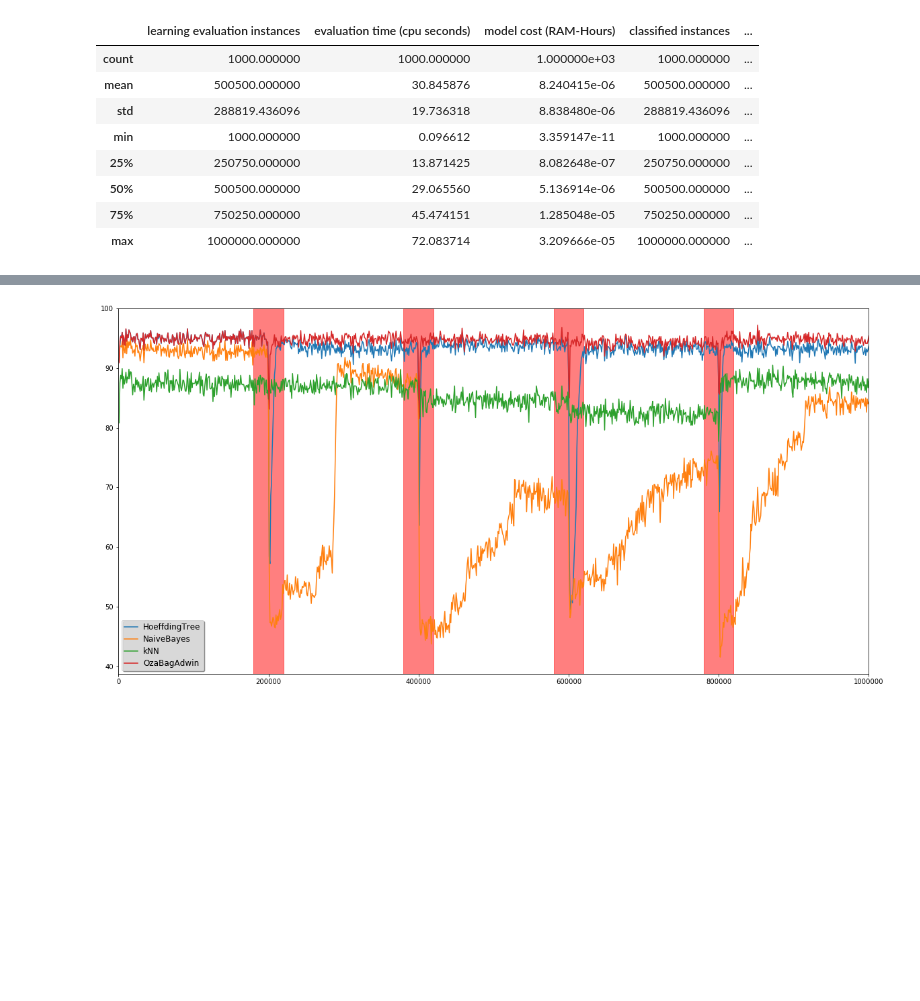
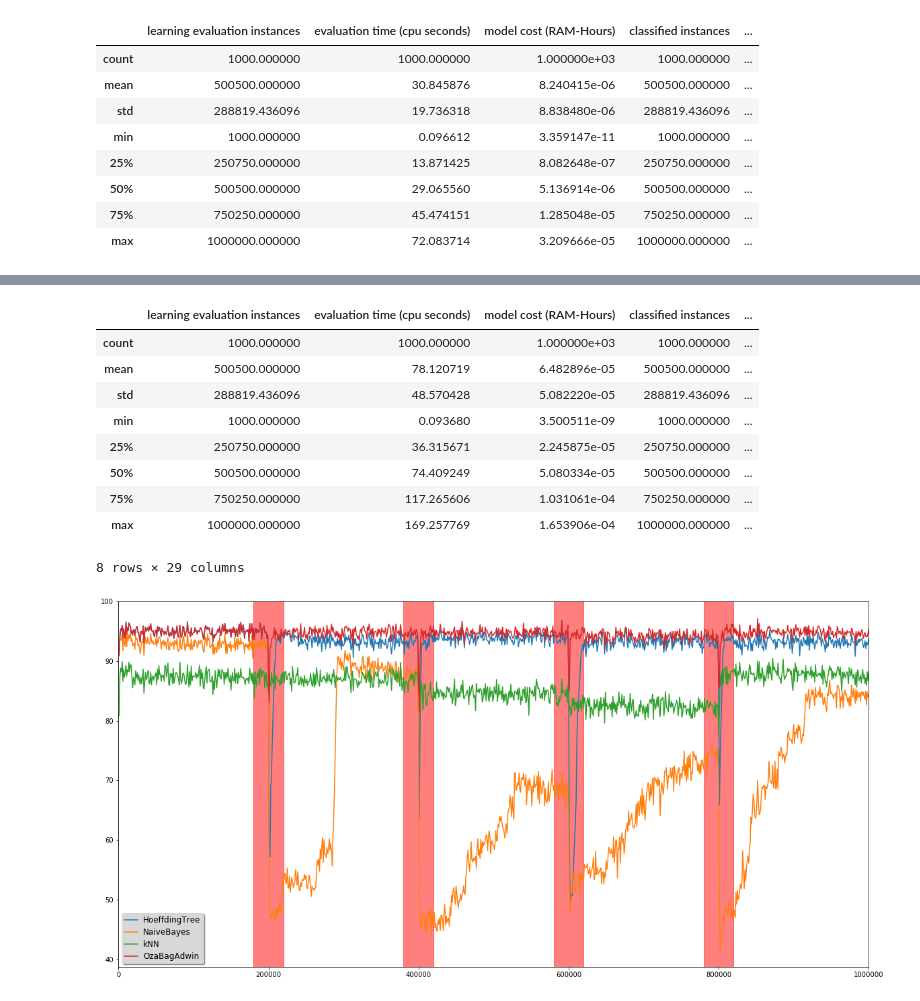
Before and after one commit to Oracy/MOA, a Jupyter notebook: Notebook/Trabalho_Jean.ipynb, the cells around one changed output, grey strips where cells are left out. Saved outputs shown, nothing was run; the diff lists cells and outputs as text; code cells hidden in the pictures; blank space fills up the shorter version.

```diff
--- a/Notebook/Trabalho_Jean.ipynb
+++ b/Notebook/Trabalho_Jean.ipynb
@@ -185,3 +217,16 @@ df_Hoeffding_Asset.describe()
+# %%
+df_Oza_Asset.describe()
+# %% [output]
+|  | learning evaluation instances | evaluation time (cpu seconds) | model cost (RAM-Hours) | classified instances | ... |
+| count | 1000.000000 | 1000.000000 | 1.000000e+03 | 1000.000000 | ... |
+| mean | 500500.000000 | 78.120719 | 6.482896e-05 | 500500.000000 | ... |
+| std | 288819.436096 | 48.570428 | 5.082220e-05 | 288819.436096 | ... |
+| min | 1000.000000 | 0.093680 | 3.500511e-09 | 1000.000000 | ... |
+| 25% | 250750.000000 | 36.315671 | 2.245875e-05 | 250750.000000 | ... |
+| 50% | 500500.000000 | 74.409249 | 5.080334e-05 | 500500.000000 | ... |
+| 75% | 750250.000000 | 117.265606 | 1.031061e-04 | 750250.000000 | ... |
+| max | 1000000.000000 | 169.257769 | 1.653906e-04 | 1000000.000000 | ... |
+8 rows × 29 columns
 # %%
 # Plotando o gráfico do gerador AssetNegotiationNegotiator.
 plt.figure(figsize=(20,10))
```
Also changed, not shown: parts of 9 cells of this notebook.
